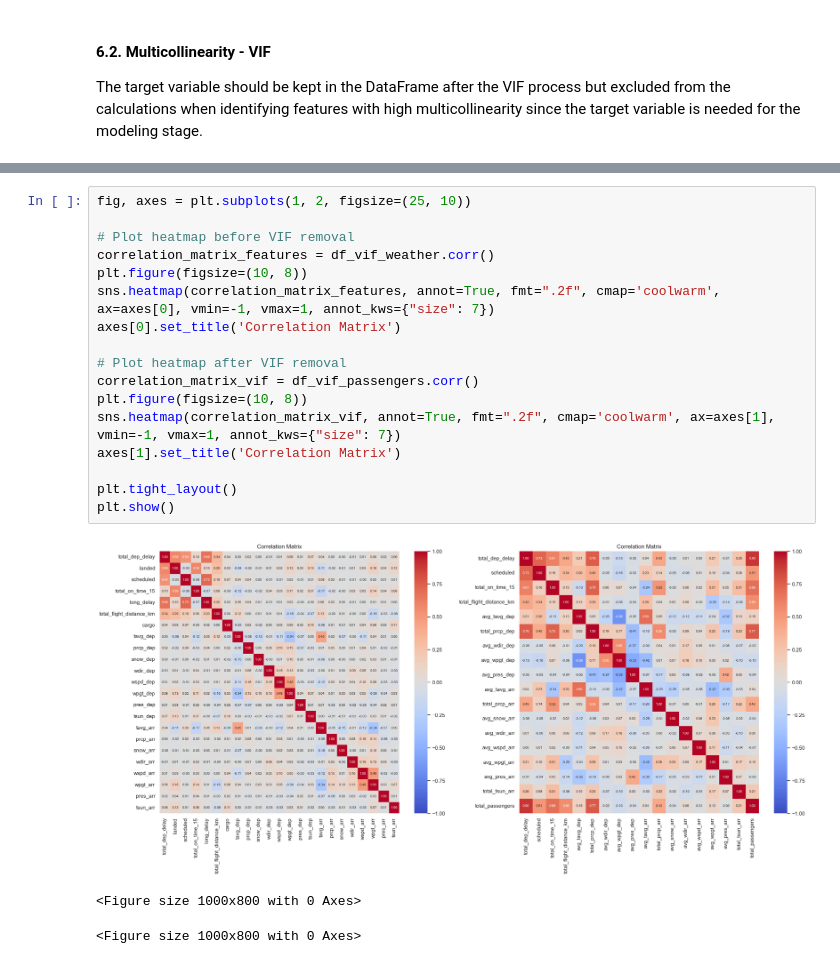
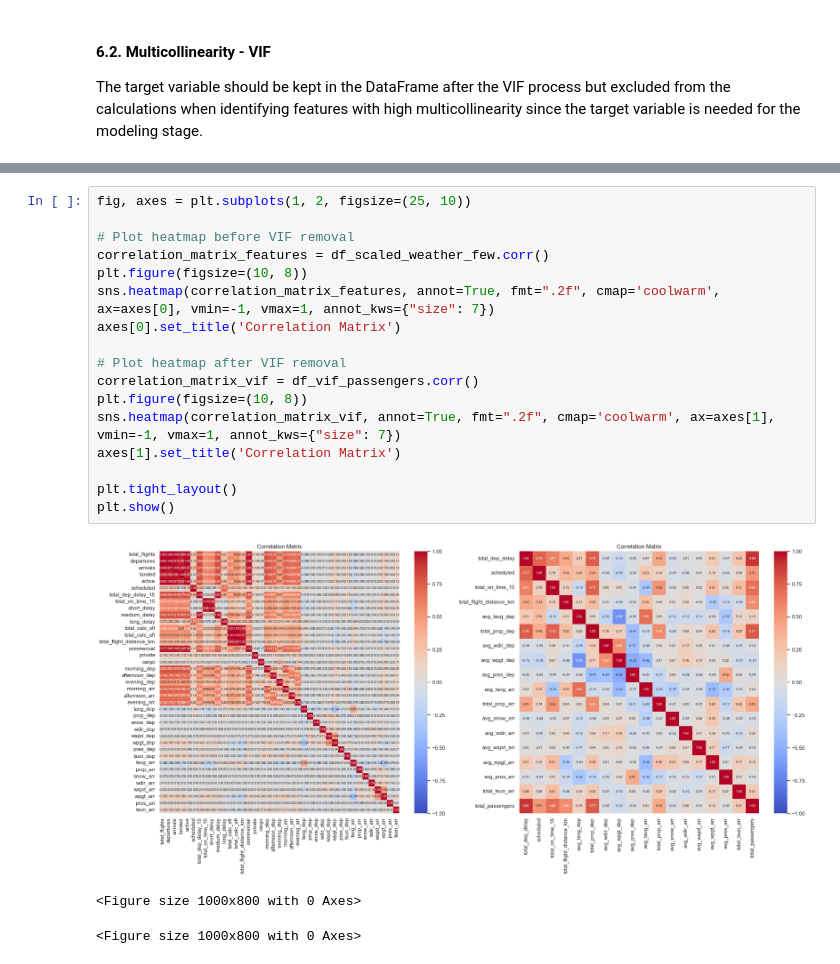
Before and after one commit to DT-Service-Consulting/avstats, a Jupyter notebook: avstats/AvStats_EDA.ipynb, the cells around one changed output, grey strips where cells are left out. Cells and saved outputs as stored; diff of their text form.

```diff
--- a/avstats/AvStats_EDA.ipynb
+++ b/avstats/AvStats_EDA.ipynb
@@ -600,21 +612,21 @@ vif_data_weather
 # %%
 fig, axes = plt.subplots(1, 2, figsize=(25, 10))
 
 # Plot heatmap before VIF removal
-correlation_matrix_features = df_vif_weather.corr()
+correlation_matrix_features = df_scaled_weather_few.corr()
 plt.figure(figsize=(10, 8))
 sns.heatmap(correlation_matrix_features, annot=True, fmt=".2f", cmap='coolwarm', ax=axes[0], vmin=-1, vmax=1, annot_kws={"size": 7})
 axes[0].set_title('Correlation Matrix')
 
 # Plot heatmap after VIF removal
 correlation_matrix_vif = df_vif_passengers.corr()
 plt.figure(figsize=(10, 8))
 sns.heatmap(correlation_matrix_vif, annot=True, fmt=".2f", cmap='coolwarm', ax=axes[1], vmin=-1, vmax=1, annot_kws={"size": 7})
 axes[1].set_title('Correlation Matrix')
 
 plt.tight_layout()
 plt.show()
 # %% [output]
-[figure, old version]
+[figure, new version]
 <Figure size 1000x800 with 0 Axes>
 <Figure size 1000x800 with 0 Axes>
```
Also changed, not shown: parts of 9 cells of this notebook, 6 other files.
